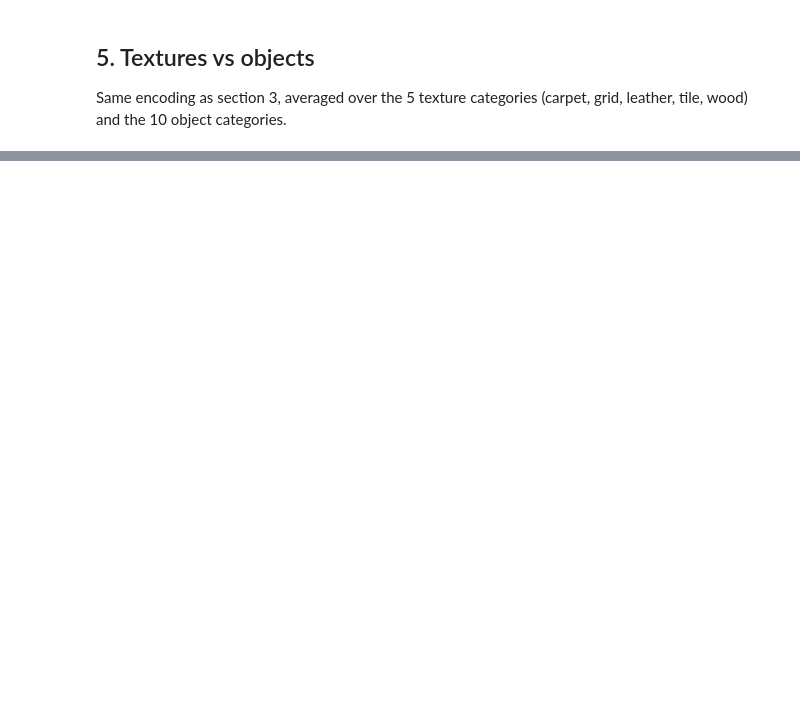
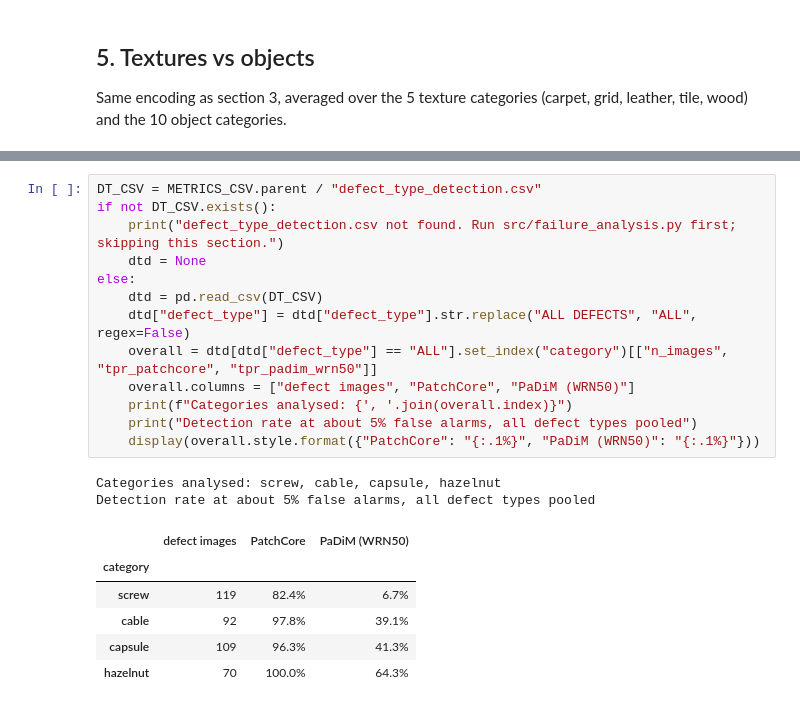
Before and after one commit to Ygarty/mvtec-anomaly-detection-benchmark, a Jupyter notebook: notebooks/analysis.ipynb, the cells around one changed output, grey strips where cells are left out. Cells and saved outputs as stored; diff of their text form; blank space fills up the shorter version.

Commit message:
Add defect-type analysis, cost benchmark and README

```diff
--- a/notebooks/analysis.ipynb
+++ b/notebooks/analysis.ipynb
@@ -210,0 +334,22 @@ plt.show()
+# %%
+DT_CSV = METRICS_CSV.parent / "defect_type_detection.csv"
+if not DT_CSV.exists():
+    print("defect_type_detection.csv not found. Run src/failure_analysis.py first; skipping this section.")
+    dtd = None
+else:
+    dtd = pd.read_csv(DT_CSV)
+    dtd["defect_type"] = dtd["defect_type"].str.replace("ALL DEFECTS", "ALL", regex=False)
+    overall = dtd[dtd["defect_type"] == "ALL"].set_index("category")[["n_images", "tpr_patchcore", "tpr_padim_wrn50"]]
+    overall.columns = ["defect images", "PatchCore", "PaDiM (WRN50)"]
+    print(f"Categories analysed: {', '.join(overall.index)}")
+    print("Detection rate at about 5% false alarms, all defect types pooled")
+    display(overall.style.format({"PatchCore": "{:.1%}", "PaDiM (WRN50)": "{:.1%}"}))
+# %% [output]
+Categories analysed: screw, cable, capsule, hazelnut
+Detection rate at about 5% false alarms, all defect types pooled
+|  | defect images | PatchCore | PaDiM (WRN50) |
+| category |  |  |  |
+| screw | 119 | 82.4% | 6.7% |
+| cable | 92 | 97.8% | 39.1% |
+| capsule | 109 | 96.3% | 41.3% |
+| hazelnut | 70 | 100.0% | 64.3% |
```
Also changed, not shown: parts of 16 cells of this notebook, 26 other files.
